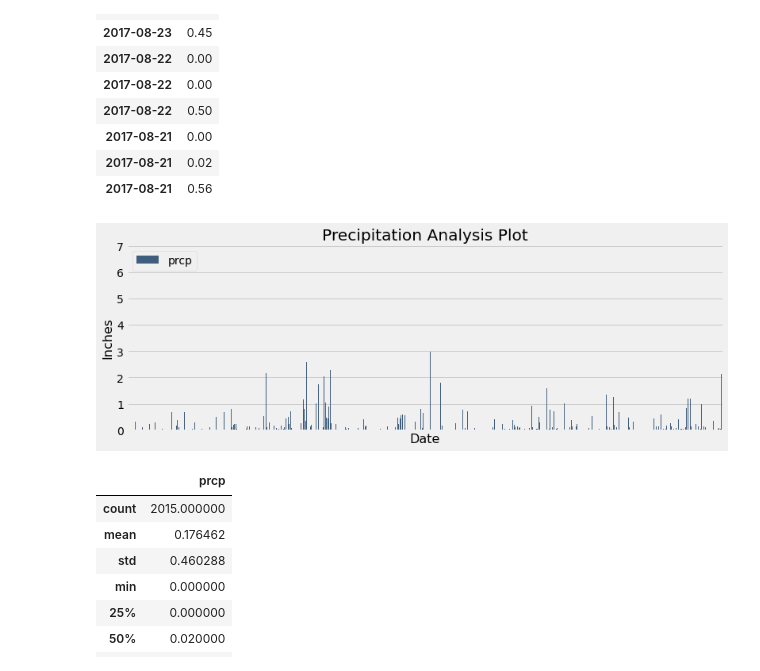
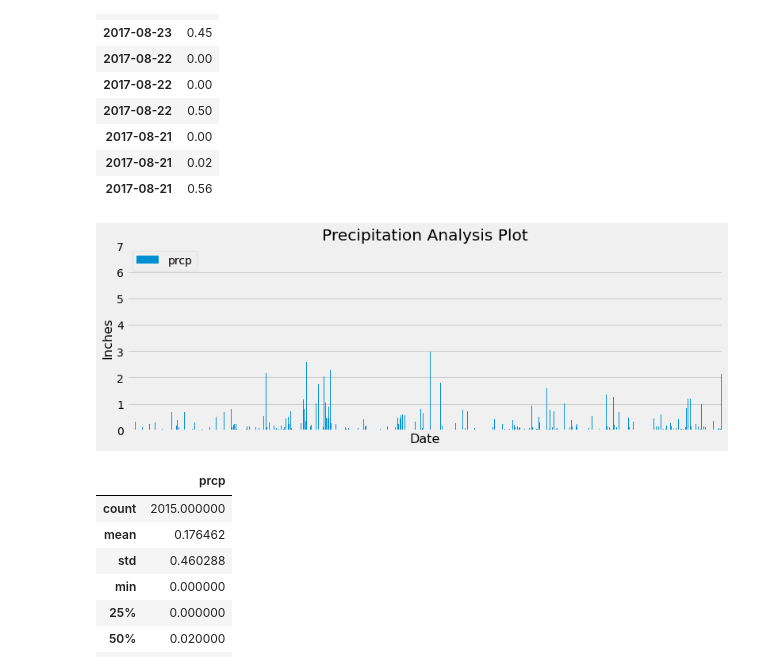
Before and after one commit to LanaPal/sqlalchemy-challenge, a Jupyter notebook: climate_starter.ipynb, the cells around one changed output. Cells and saved outputs as stored; diff of their text form; code cells hidden in the pictures.

```diff
--- a/climate_starter.ipynb
+++ b/climate_starter.ipynb
@@ -145,18 +145,14 @@ df_clean.head(10)
 | 2017-08-21 | 0.02 |
 | 2017-08-21 | 0.56 |
 # %%
-df_clean.plot.bar(by='date', figsize=(12, 4), color="#3F5D7D", title="Precipitation Analysis Plot")
-ax = plt.subplot(111)
-ax.spines["top"].set_visible(False)
-ax.spines["right"].set_visible(False)
-ax.get_xaxis().tick_bottom()
-ax.get_yaxis().tick_left()
+#Plot the results using the DataFrame plot method.
+df_clean.plot.bar(by='date', figsize=(12, 4), title="Precipitation Analysis Plot")
 plt.xticks(range(2017-8-24, 2017-8-24, 2016-8-24), fontsize=14)
 plt.xlabel("Date", fontsize=16)
 plt.ylabel("Inches", fontsize=16)
 plt.show()
 # %% [output]
-[figure, old version]
+[figure, new version]
 # %%
 # Use Pandas to calcualte the summary statistics for the precipitation data
 df_clean.describe(include=[np.number])
```
Also changed, not shown: parts of 12 cells of this notebook.
